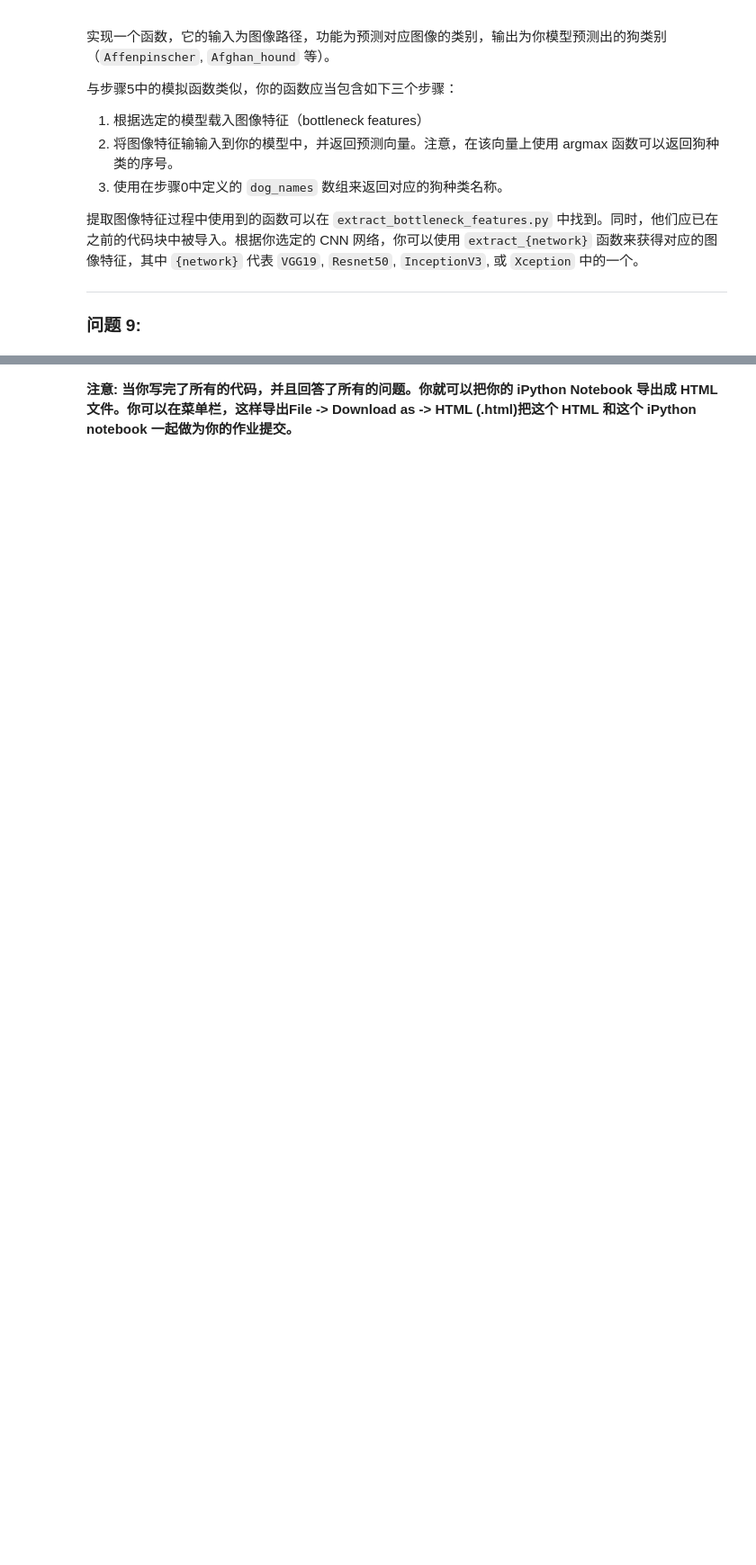
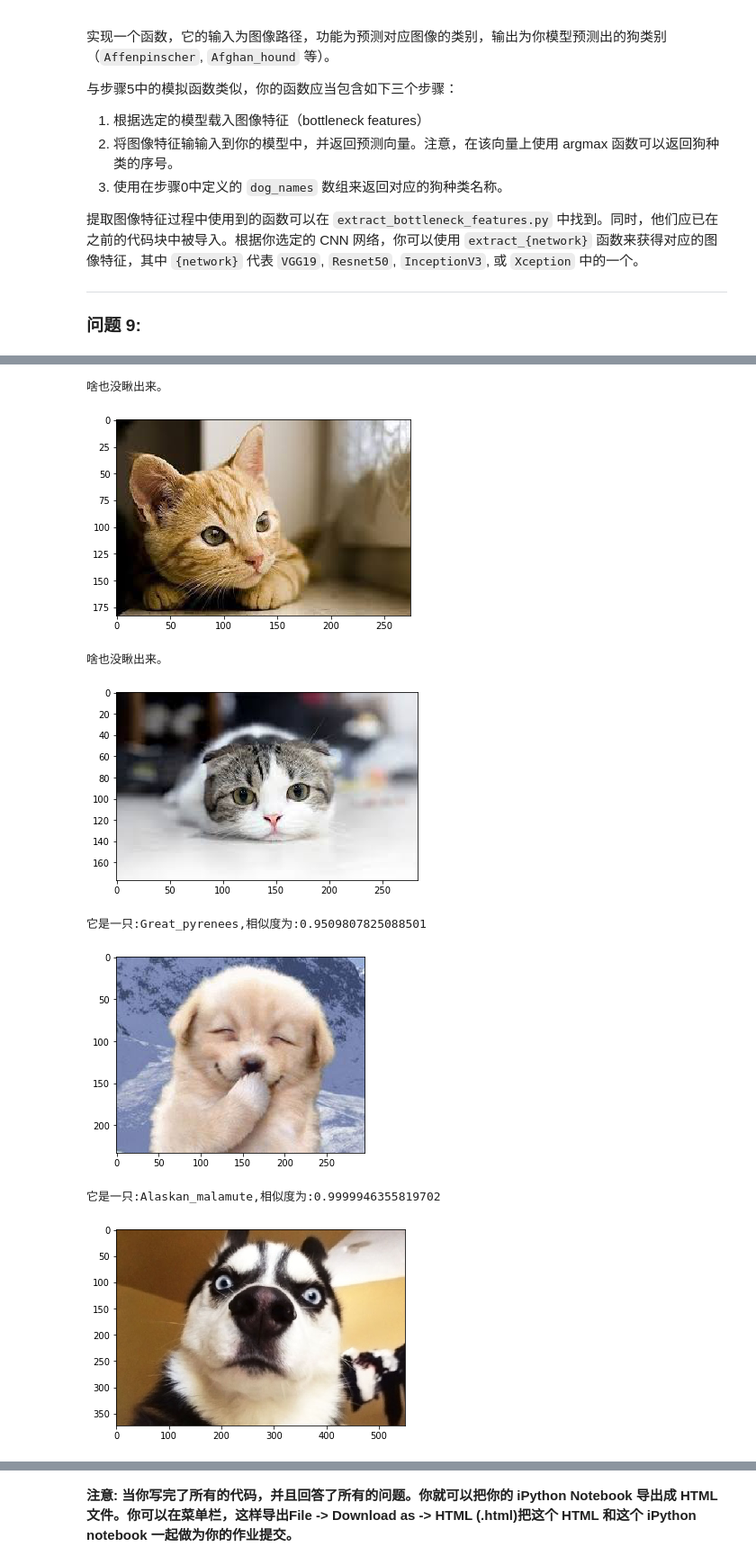
Before and after one commit to MilesWangSeven/dog_project, a Jupyter notebook: dog_app.ipynb, the cells around one changed output, grey strips where cells are left out. Shown at 90% size. Cells and saved outputs as stored; diff of their text form; code cells hidden in the pictures; blank space fills up the shorter version.

```diff
--- a/dog_app.ipynb
+++ b/dog_app.ipynb
@@ -563,5 +726,6 @@ __回答:__
 # %%
 ### TODO: 加载具有最佳验证loss的模型权重
+Resnet50_model.load_weights('saved_models\weights.best.Resnet50.hdf5')
 # %% [markdown]
 ---
 
@@ -634,3 +809,43 @@ __回答:__
+# %%
+### TODO: 设计你的算法
+### 自由地使用所需的代码单元数吧
+dog_name_path = sorted(glob("dogImages/train/*/"))
+
+def img_show(img_path):
+    img = cv2.imread(img_path)
+    cv_rgb = cv2.cvtColor(img, cv2.COLOR_BGR2RGB)
+    plt.imshow(cv_rgb)
+    plt.show()
+
+def face_show(img_path):
+    face_cascade = cv2.CascadeClassifier('haarcascades/haarcascade_frontalface_alt.xml')
+    img = cv2.imread(img_path)
+    gray = cv2.cvtColor(img, cv2.COLOR_BGR2GRAY)
+    faces = face_cascade.detectMultiScale(gray)
+    print('人脸个数:', len(faces))
+    for (x,y,w,h) in faces:
+        cv2.rectangle(img,(x,y),(x+w,y+h),(255,0,0),3)
+    cv_rgb = cv2.cvtColor(img, cv2.COLOR_BGR2RGB)
+    plt.figure(figsize=(8,8))
+    plt.imshow(cv_rgb)
+    plt.show()
+
+def detector_show(img_path):
+    if dog_detector(img_path):
+        dog_name, probability, dog_index = Resnet50_predict_breed(img_path)
+        print('它是一只:{},相似度为:{}'.format(dog_name,probability))
+        img_show(img_path)
+    elif face_detector(img_path):
+        dog_name, probability, dog_index = Resnet50_predict_breed(img_path)
+        print('你好,人类!')
+        face_show(img_path)
+        print('最接近的狗类品种为{},相似度为:{}'.format(dog_name,probability))
+        img_path = random.choice(glob(dog_name_path[dog_index]+'/*'))
+        img_show(img_path)
+    else:
+        print('啥也没瞅出来。')
+        img_show(img_path)
+    print('\n\n')
 # %% [markdown]
 ---
 <a id='step7'></a>
@@ -651,3 +873,15 @@ __回答:__
 # %%
 ## TODO: 在你的电脑上，在步骤6中，至少在6张图片上运行你的算法。
 ## 自由地使用所需的代码单元数吧
+# %%
+for img in sorted(glob("test/*")):
+    detector_show(img)
+# %% [output]
+啥也没瞅出来。
+[figure, added]
+啥也没瞅出来。
+[figure, added]
+它是一只:Great_pyrenees,相似度为:0.9509807825088501
+[figure, added]
+它是一只:Alaskan_malamute,相似度为:0.9999946355819702
+[figure, added]
```
Also changed, not shown: parts of 32 cells of this notebook, 8 other files.
